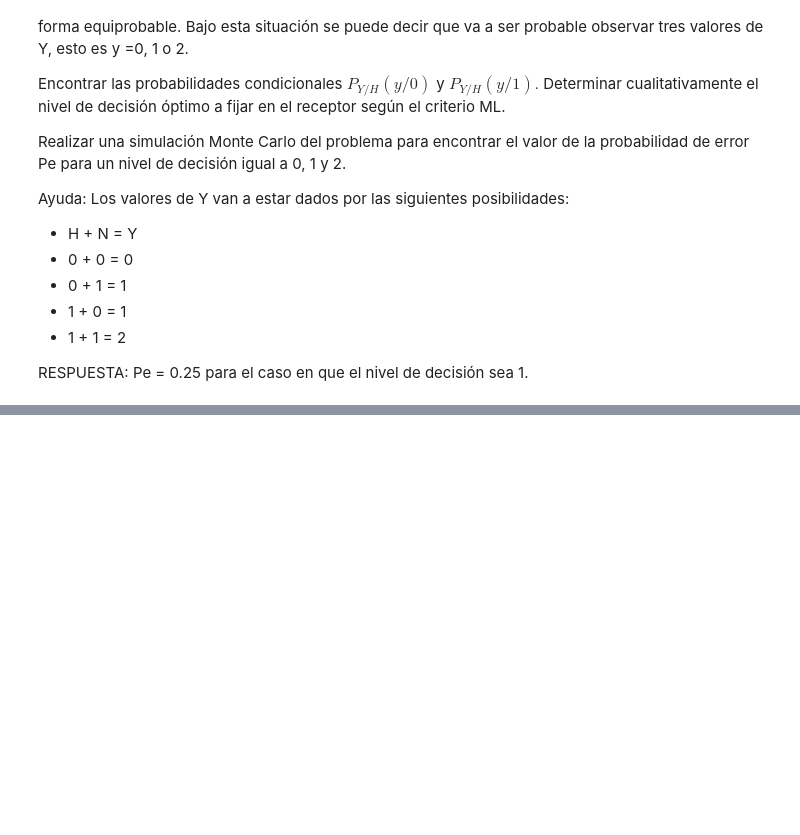
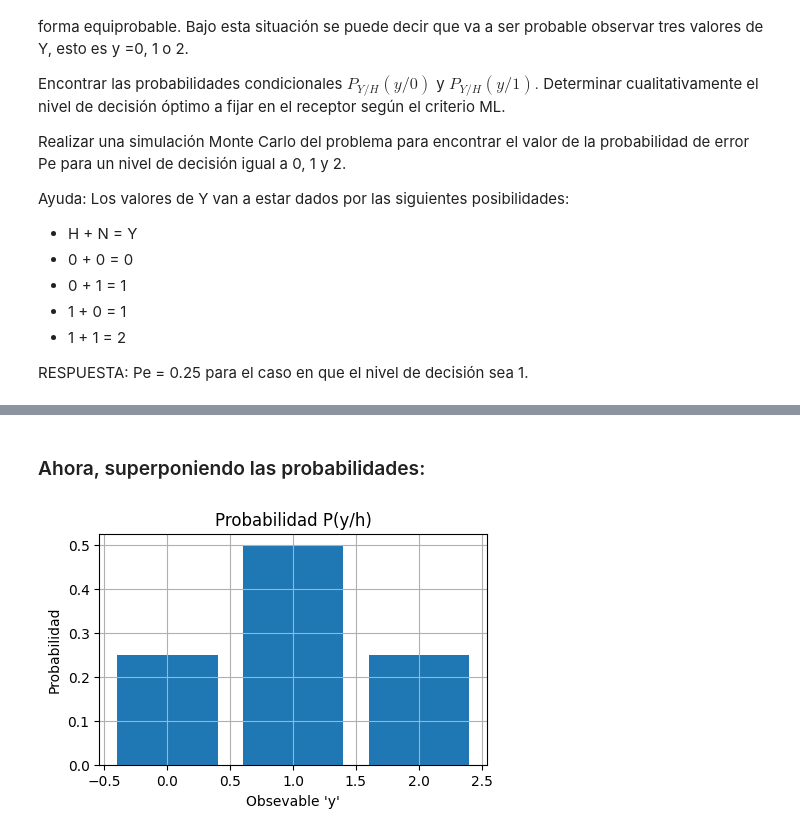
Before and after one commit to GastonFernandez00/Comunicaciones-Digitales, a Jupyter notebook: Codigo/Clase 3/Ejercicio_2.ipynb, the cells around one changed output, grey strips where cells are left out. Cells and saved outputs as stored; diff of their text form; code cells hidden in the pictures; blank space fills up the shorter version.

```diff
--- a/Codigo/Clase 3/Ejercicio_2.ipynb
+++ b/Codigo/Clase 3/Ejercicio_2.ipynb
@@ -28,0 +48,16 @@ Superponiendo las probabilidades, podría verse que un buen nivel de decisión s
+# %% [markdown]
+### Ahora, superponiendo las probabilidades:
+# %%
+plt.figure(figsize=(5,3))
+yP1 = [0.5,0.5,0];
+yP2 = [0,0.5,0.5];
+yPR = [(yP1[n]+yP2[n])/2 for n in range(len(yP1))]
+plt.grid()
+plt.xlabel("Obsevable 'y'")
+plt.ylabel("Probabilidad")
+plt.title("Probabilidad P(y/h)")
+plt.bar([0,1,2],yPR,)
+
+plt.show()
+# %% [output]
+[figure, added]
```
Also changed, not shown: parts of 4 cells of this notebook, 3 other files.
